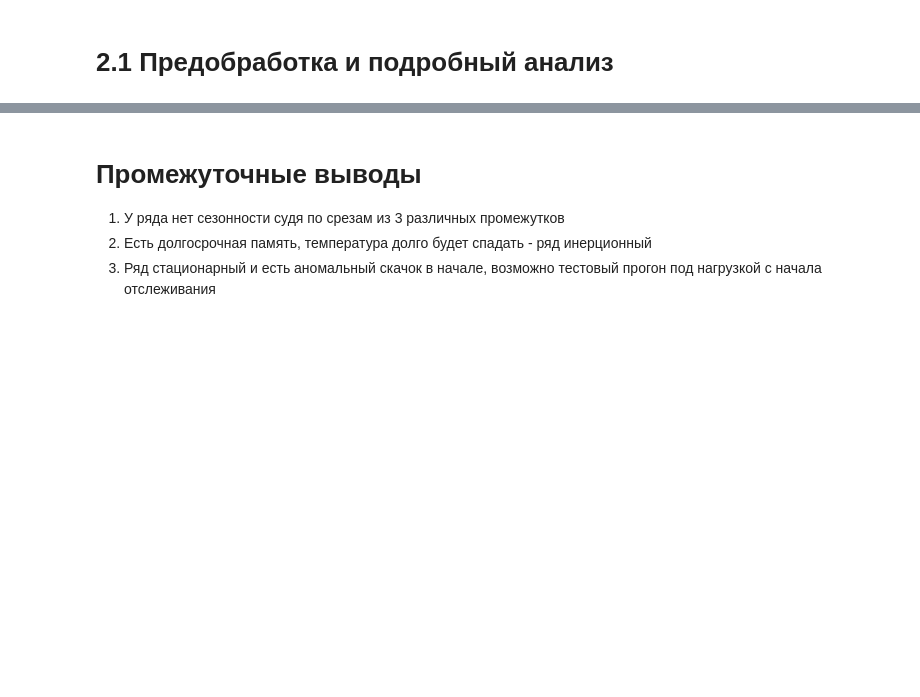
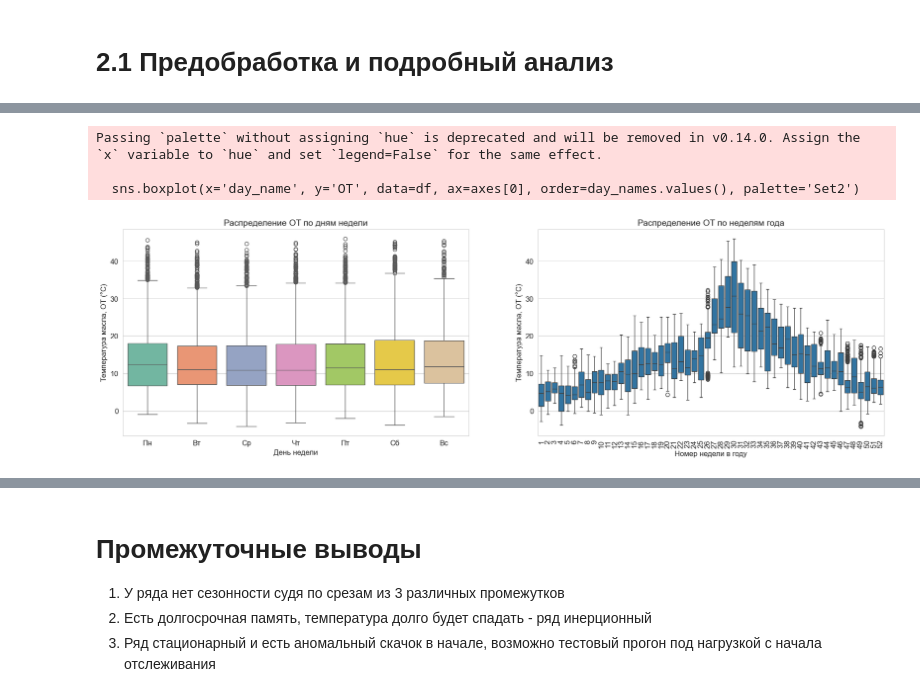
Before and after one commit to NiKEiTz/time_series, a Jupyter notebook: ikm.ipynb, the cells around one changed output, grey strips where cells are left out. Cells and saved outputs as stored; diff of their text form; code cells hidden in the pictures; blank space fills up the shorter version.

```diff
--- a/ikm.ipynb
+++ b/ikm.ipynb
@@ -183,0 +210,27 @@ plt.show()
+# %%
+# 5. БОКСПЛОТЫ (Дни/Недели) + PACF
+# Извлекаем признаки времени
+df['dayofweek'] = df.index.dayofweek
+df['week'] = df.index.isocalendar().week.astype(int)
+day_names = {0: 'Пн', 1: 'Вт', 2: 'Ср', 3: 'Чт', 4: 'Пт', 5: 'Сб', 6: 'Вс'}
+df['day_name'] = df['dayofweek'].map(day_names)
+
+fig, axes = plt.subplots(1, 2, figsize=(22, 6))
+
+# boxplot По дням недели
+sns.boxplot(x='day_name', y='OT', data=df, ax=axes[0], order=day_names.values(), palette='Set2')
+axes[0].set_title('Распределение OT по дням недели', fontsize=14)
+axes[0].set_xlabel('День недели', fontsize=12)
+axes[0].set_ylabel('Температура масла, OT (°C)', fontsize=12)
+
+# boxplot По неделям года
+sns.boxplot(x='week', y='OT', data=df, ax=axes[1], color='tab:blue')
+axes[1].set_title('Распределение OT по неделям года', fontsize=14)
+axes[1].set_xlabel('Номер недели в году', fontsize=12)
+axes[1].set_ylabel('Температура масла, OT (°C)', fontsize=12)
+axes[1].tick_params(axis='x', rotation=90)
+# %% [output]
+Passing `palette` without assigning `hue` is deprecated and will be removed in v0.14.0. Assign the `x` variable to `hue` and set `legend=False` for the same effect.
+
+  sns.boxplot(x='day_name', y='OT', data=df, ax=axes[0], order=day_names.values(), palette='Set2')
+[figure, added]
```
Also changed, not shown: parts of 10 cells of this notebook.
